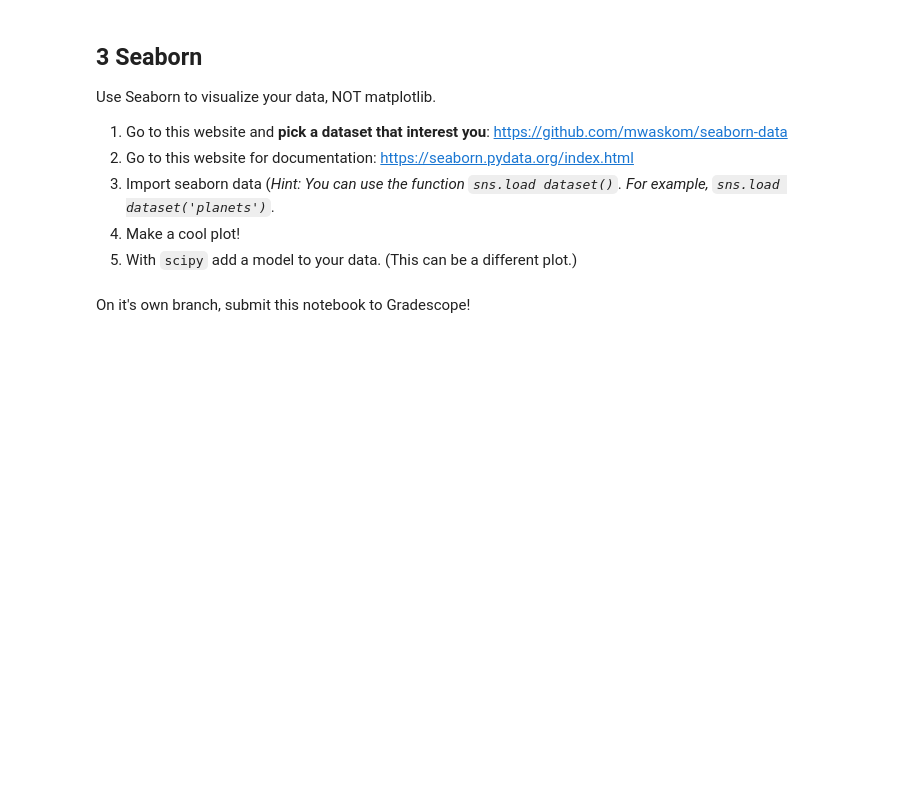
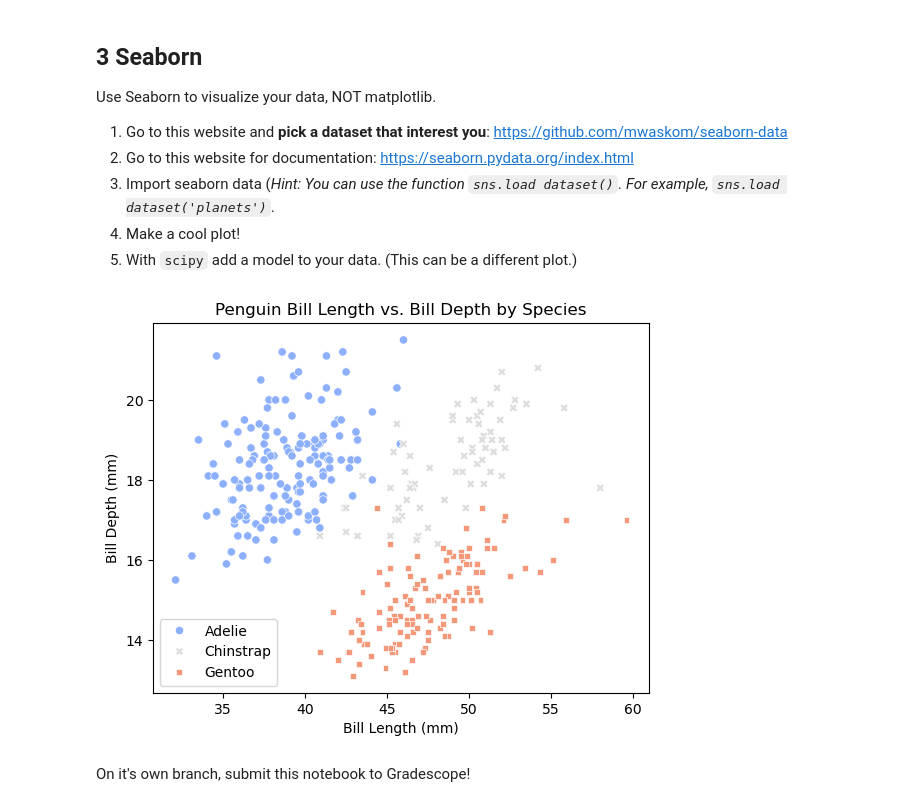
Before and after one commit to ajhpark316/ulab_Andrew, a Jupyter notebook: homework13/hw13.ipynb, the cells around one changed output. Saved outputs shown, nothing was run; the diff lists cells and outputs as text; code cells hidden in the pictures; blank space fills up the shorter version.

```diff
--- a/homework13/hw13.ipynb
+++ b/homework13/hw13.ipynb
@@ -231,5 +304,20 @@ Use Seaborn to visualize your data, NOT matplotlib.
 5) With `scipy` add a model to your data. (This can be a different plot.)
 # %%
 # Your code here
+import seaborn as sns
+
+# csv file
+df = pd.read_csv("penguins.csv")
+
+# Scatter Plot
+plt.figure()
+sns.scatterplot(data=df, x="bill_length_mm", y="bill_depth_mm", hue="species", style="species", palette="coolwarm")
+plt.xlabel("Bill Length (mm)")
+plt.ylabel("Bill Depth (mm)")
+plt.title("Penguin Bill Length vs. Bill Depth by Species")
+plt.legend()
+plt.show()
+# %% [output]
+[figure, added]
 # %% [markdown]
 On it's own branch, submit this notebook to Gradescope!
```
Also changed, not shown: parts of 19 cells of this notebook, 3 other files.
